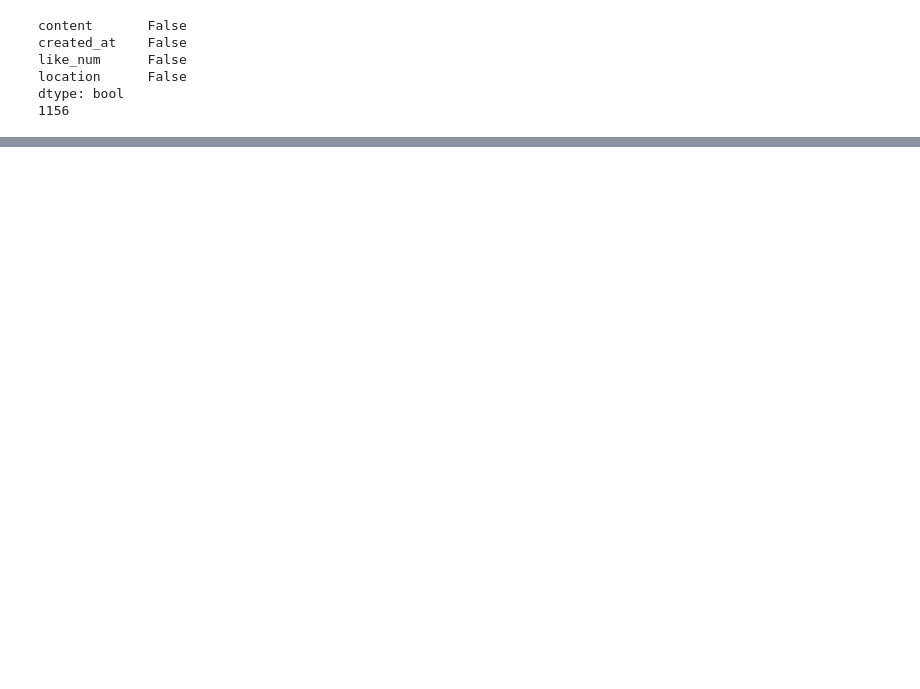
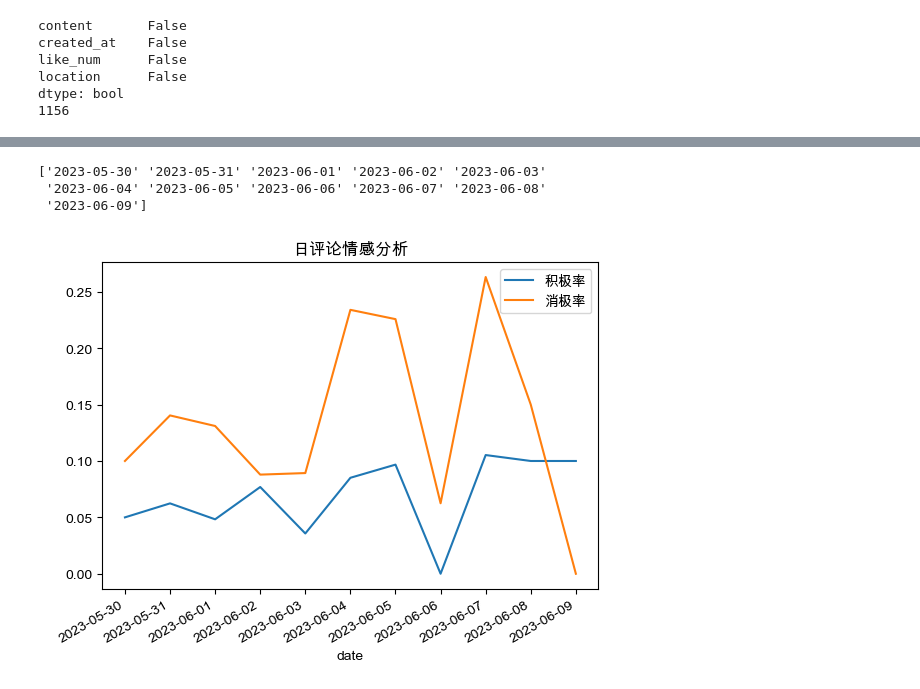
Before and after one commit to huan-linwww/weibo_nlp, a Jupyter notebook: data_extract.ipynb, the cells around one changed output, grey strips where cells are left out. Cells and saved outputs as stored; diff of their text form; code cells hidden in the pictures; blank space fills up the shorter version.

```diff
--- a/data_extract.ipynb
+++ b/data_extract.ipynb
@@ -75,0 +75,53 @@ plt.show()
+# %%
+data = pd.read_csv("final_data.csv")
+data['location'] = data['location'].str[2:]
+# 列出列'A'的所有不重复的值
+dates = data['created_at'].unique()
+plt.rcParams['font.sans-serif'] = ['Arial Unicode MS']
+dates  = dates[::-1]
+print(dates)
+
+def get_e_value(date,df):
+
+    c=0#正向
+    d=0#负向
+    e=0#中性
+    result = df[df['created_at'] == date]
+    for i in result.emotion:
+        if i == '中性':
+            e += 1
+        elif i == '积极':
+            c += 1
+        else:
+            d += 1
+    sum = c + d + e#评论总数量
+    rate_c=c/sum#正向评论于该天占比
+    rate_d=d/sum#负向评论于该天占比
+    return rate_c,rate_d
+
+list_c = []
+list_d = []
+for date in dates:
+    c,d = get_e_value(date, data)
+    list_c.append(c)
+    list_d.append(d)
+# 绘制曲线
+plt.plot(dates, list_c, label='积极率')
+plt.plot(dates, list_d, label='消极率')
+
+# 添加图例
+plt.legend()
+
+# 添加标题和标签
+plt.title('日评论情感分析')
+plt.xlabel('date')
+plt.ylabel(' ')
+plt.gcf().autofmt_xdate()
+
+# 显示图形
+plt.show()
+# %% [output]
+['2023-05-30' '2023-05-31' '2023-06-01' '2023-06-02' '2023-06-03'
+ '2023-06-04' '2023-06-05' '2023-06-06' '2023-06-07' '2023-06-08'
+ '2023-06-09']
+[figure, added]
```
Also changed, not shown: parts of 5 cells of this notebook, 8 other files.
